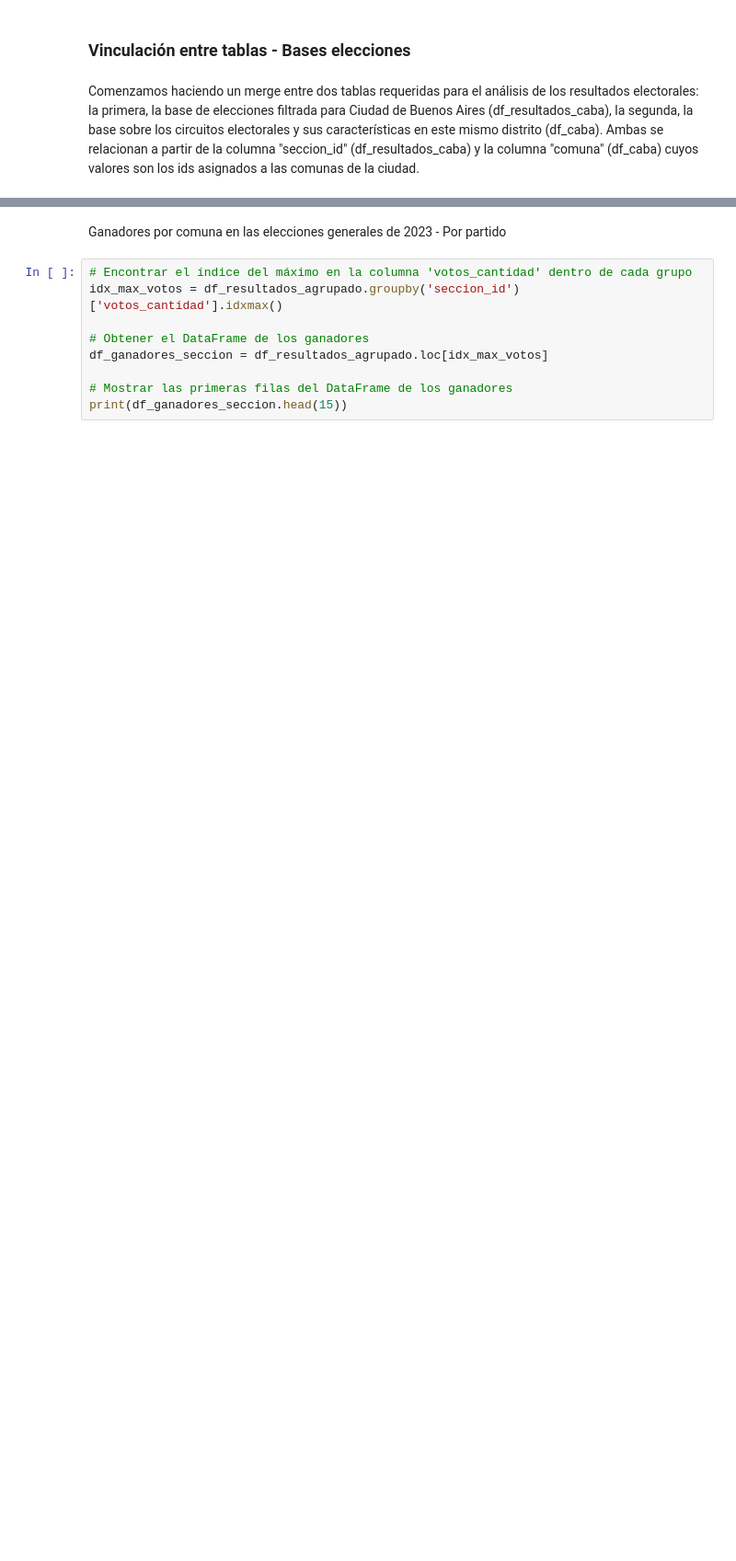
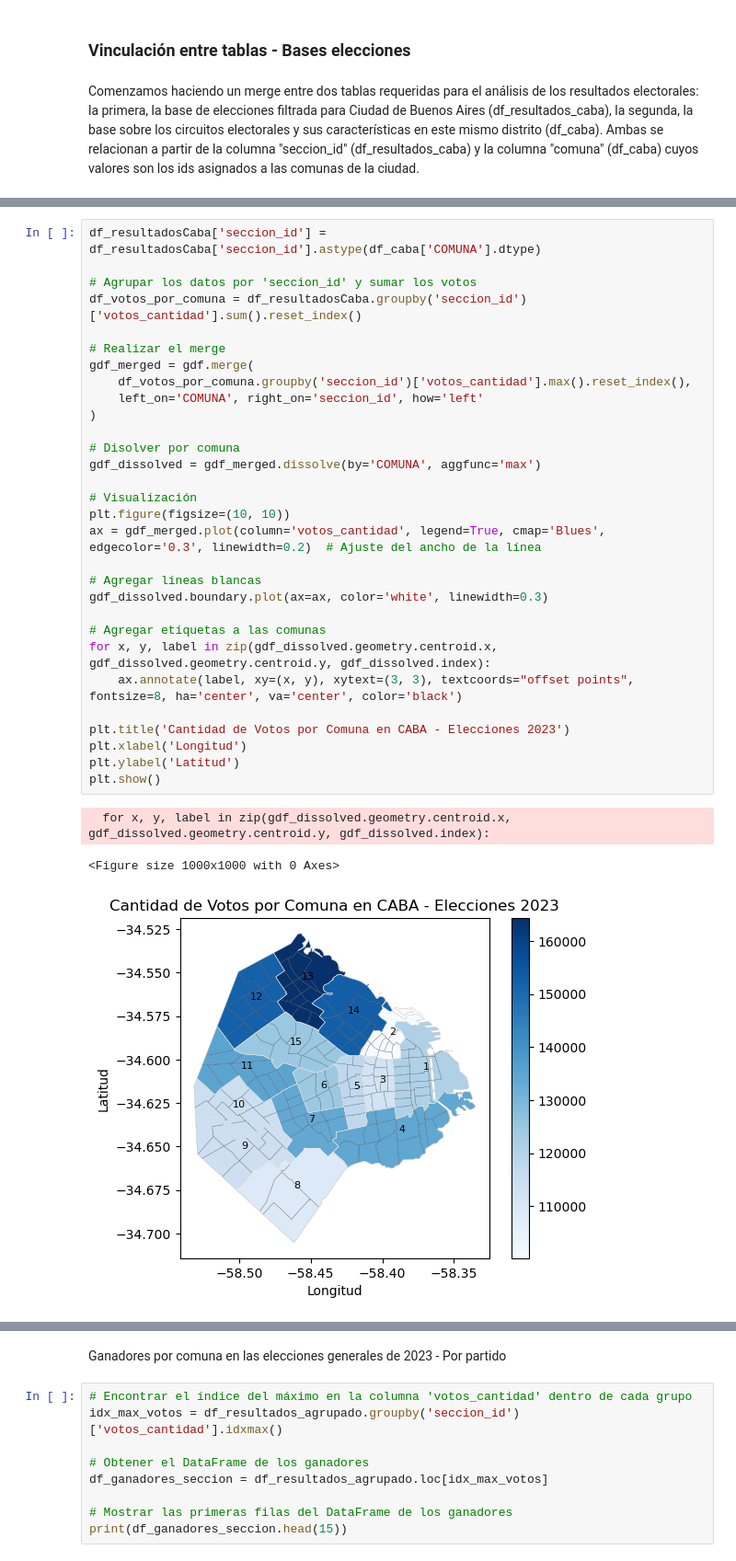
Before and after one commit to nicolasfaccini/Analisis-Elecciones-Generales-2023-Python, a Jupyter notebook: Informe.ipynb, the cells around one changed output, grey strips where cells are left out. Shown: that part at 92% size. Saved outputs shown, nothing was run; the diff lists cells and outputs as text; blank space fills up the shorter version.

```diff
--- a/Informe.ipynb
+++ b/Informe.ipynb
@@ -375 +591,35 @@ Error:
+# %%
+df_resultadosCaba['seccion_id'] = df_resultadosCaba['seccion_id'].astype(df_caba['COMUNA'].dtype)
+
+# Agrupar los datos por 'seccion_id' y sumar los votos
+df_votos_por_comuna = df_resultadosCaba.groupby('seccion_id')['votos_cantidad'].sum().reset_index()
+
+# Realizar el merge
+gdf_merged = gdf.merge(
+    df_votos_por_comuna.groupby('seccion_id')['votos_cantidad'].max().reset_index(),
+    left_on='COMUNA', right_on='seccion_id', how='left'
+)
+
+# Disolver por comuna
+gdf_dissolved = gdf_merged.dissolve(by='COMUNA', aggfunc='max')
+
+# Visualización
+plt.figure(figsize=(10, 10))
+ax = gdf_merged.plot(column='votos_cantidad', legend=True, cmap='Blues', edgecolor='0.3', linewidth=0.2)  # Ajuste del ancho de la línea
+
+# Agregar líneas blancas
+gdf_dissolved.boundary.plot(ax=ax, color='white', linewidth=0.3)
+
+# Agregar etiquetas a las comunas
+for x, y, label in zip(gdf_dissolved.geometry.centroid.x, gdf_dissolved.geometry.centroid.y, gdf_dissolved.index):
+    ax.annotate(label, xy=(x, y), xytext=(3, 3), textcoords="offset points", fontsize=8, ha='center', va='center', color='black')
+
+plt.title('Cantidad de Votos por Comuna en CABA - Elecciones 2023')
+plt.xlabel('Longitud')
+plt.ylabel('Latitud')
+plt.show()
+# %% [output]
+  for x, y, label in zip(gdf_dissolved.geometry.centroid.x, gdf_dissolved.geometry.centroid.y, gdf_dissolved.index):
+<Figure size 1000x1000 with 0 Axes>
+[figure, added]
 # %%
```
Also changed, not shown: parts of 55 cells of this notebook.
